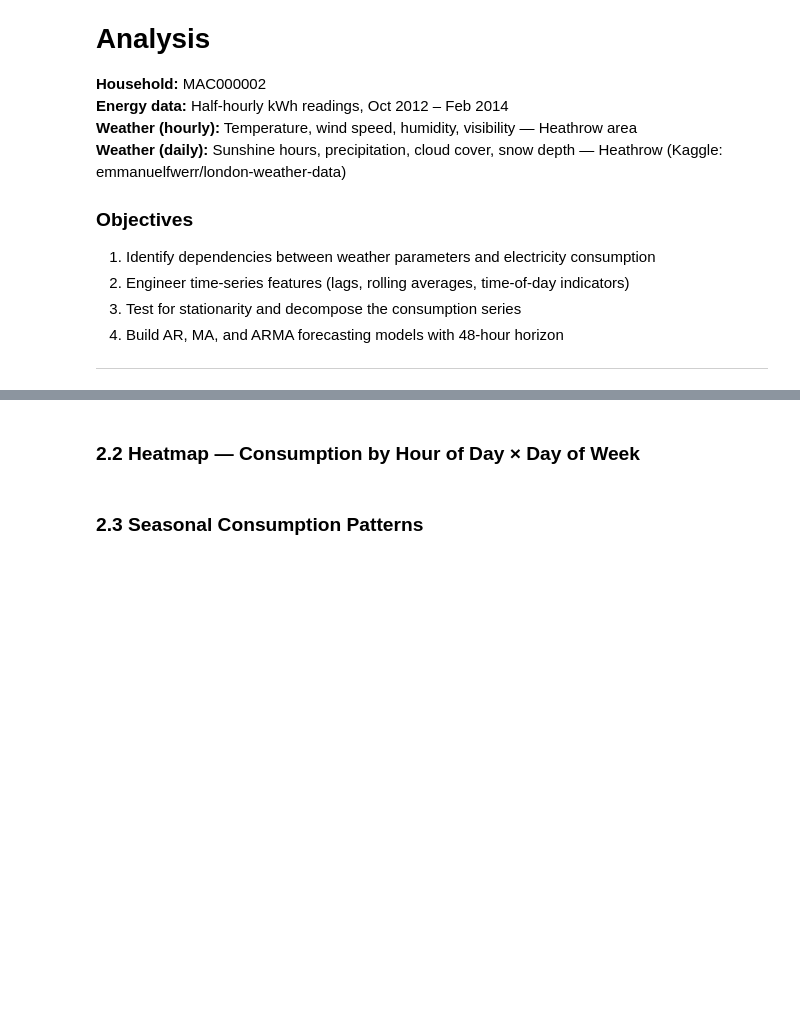
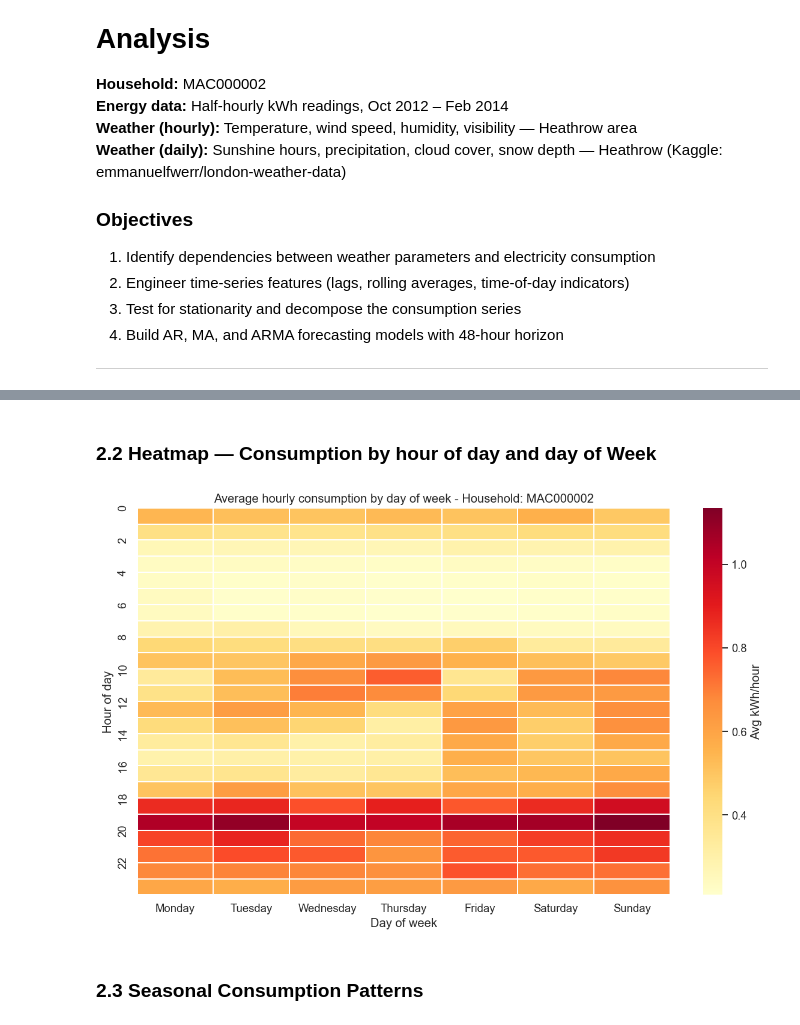
Before and after one commit to tersor/dat803, a Jupyter notebook: delivery03-exam-london/analysis.ipynb, the cells around one changed output, grey strips where cells are left out. Cells and saved outputs as stored; diff of their text form; code cells hidden in the pictures; blank space fills up the shorter version.

```diff
--- a/delivery03-exam-london/analysis.ipynb
+++ b/delivery03-exam-london/analysis.ipynb
@@ -182,27 +266,29 @@ plt.show()
 # %% [markdown]
-### 2.2 Heatmap — Consumption by Hour of Day × Day of Week
+### 2.2 Heatmap — Consumption by hour of day and day of Week
 # %%
 df_tmp = df.copy()
 df_tmp['hour'] = df_tmp.index.hour
 df_tmp['dayofweek'] = df_tmp.index.day_name()
 
 day_order = ['Monday','Tuesday','Wednesday','Thursday','Friday','Saturday','Sunday']
 pivot = df_tmp.pivot_table(
     values='energy_kwh', index='hour', columns='dayofweek', aggfunc='mean'
 )[day_order]
 
 fig, ax = plt.subplots(figsize=(11, 7))
 sns.heatmap(
     pivot, cmap='YlOrRd', ax=ax, linewidths=0.3,
     cbar_kws={'label': 'Avg kWh/hour'}
 )
-ax.set_title('Average Hourly Consumption by Day of Week')
-ax.set_xlabel('Day of Week')
-ax.set_ylabel('Hour of Day')
+ax.set_title('Average hourly consumption by day of week - Household: MAC000002')
+ax.set_xlabel('Day of week')
+ax.set_ylabel('Hour of day')
 ax.set_yticks(range(0, 24, 2))
 ax.set_yticklabels(range(0, 24, 2))
 plt.tight_layout()
 plt.show()
+# %% [output]
+[figure, added]
 # %% [markdown]
 ### 2.3 Seasonal Consumption Patterns
 # %%
```
Also changed, not shown: parts of 47 cells of this notebook.
